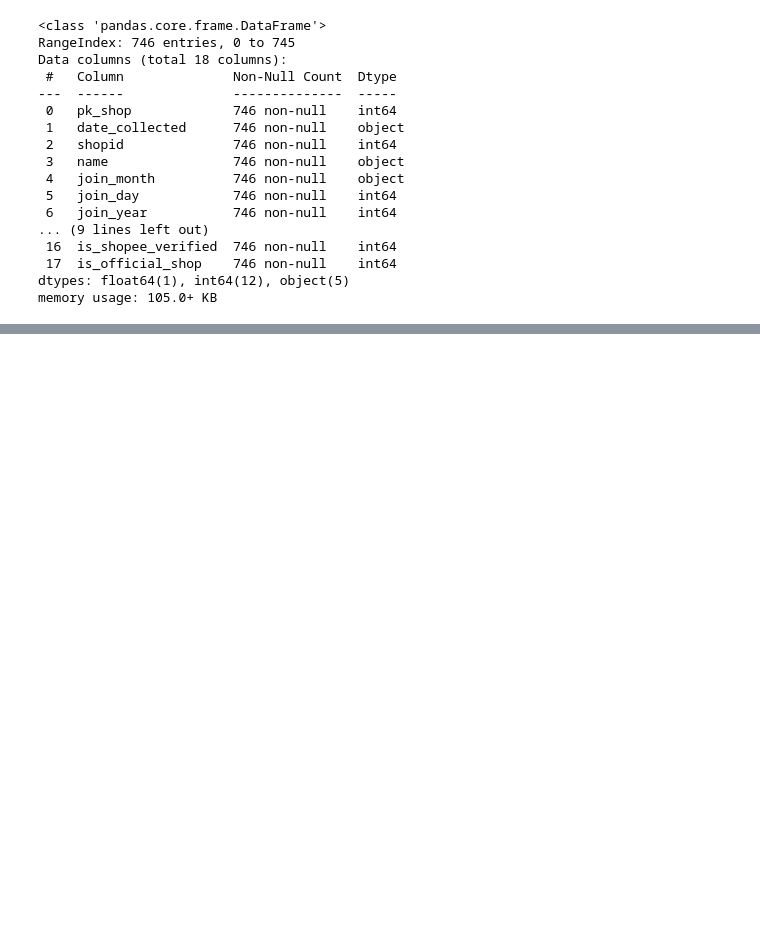
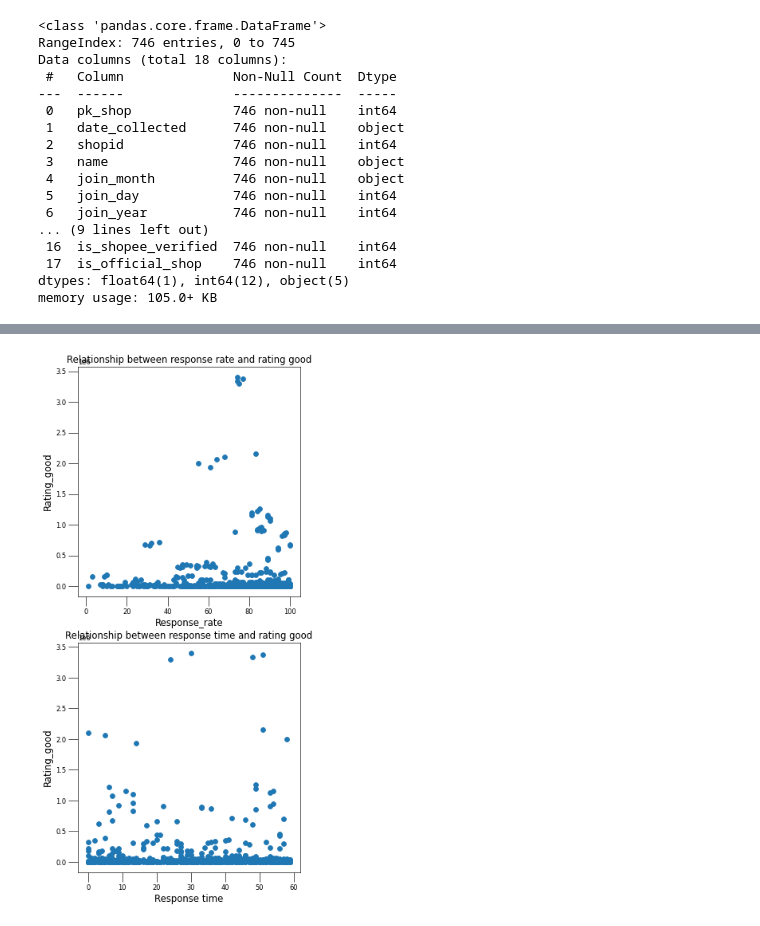
Before and after one commit to Trang27cl/testgit, a Jupyter notebook: shopeep_koreantop_clothing_shop_data.ipynb, the cells around one changed output, grey strips where cells are left out. Drawn from its saved outputs; the diff is of its cells as text; code cells hidden in the pictures; blank space fills up the shorter version.

```diff
--- a/shopeep_koreantop_clothing_shop_data.ipynb
+++ b/shopeep_koreantop_clothing_shop_data.ipynb
@@ -194,0 +207,22 @@ plt.show()
+# %%
+#Vẽ biểu đồ thể hiện mối quan hệ giữa
+#Tỉ lệ phản hồi với số lượt khách hàng đánh giá tốt
+#Thời gian phản hồi (đơn vị giây) với số lượt khách hàng đánh giá tốt.
+df['Second']=pd.to_datetime(df['response_time'],format=' %H:%M:%S').dt.second
+fig, ax = plt.subplots(2, 1,figsize = (6,14),dpi=60)
+ax[0].scatter(df['response_rate'],df['rating_good'], s = 50)
+ax[1].scatter(df['Second'],df['rating_good'], s = 50)
+
+ax[0].set_title('Relationship between response rate and rating good', fontsize = 14)
+ax[1].set_title('Relationship between response time and rating good', fontsize = 14)
+
+ax[0].set_xlabel('Response_rate', fontsize = 14)
+ax[0].set_ylabel('Rating_good', fontsize = 14)
+ax[1].set_xlabel('Response time', fontsize = 14)
+ax[1].set_ylabel('Rating_good', fontsize = 14)
+
+ax[0].tick_params(axis='both', size = 14)
+ax[1].tick_params(axis='both', size = 14)
+plt.show()
+# %% [output]
+[figure, added]
```
Also changed, not shown: parts of 5 cells of this notebook.
